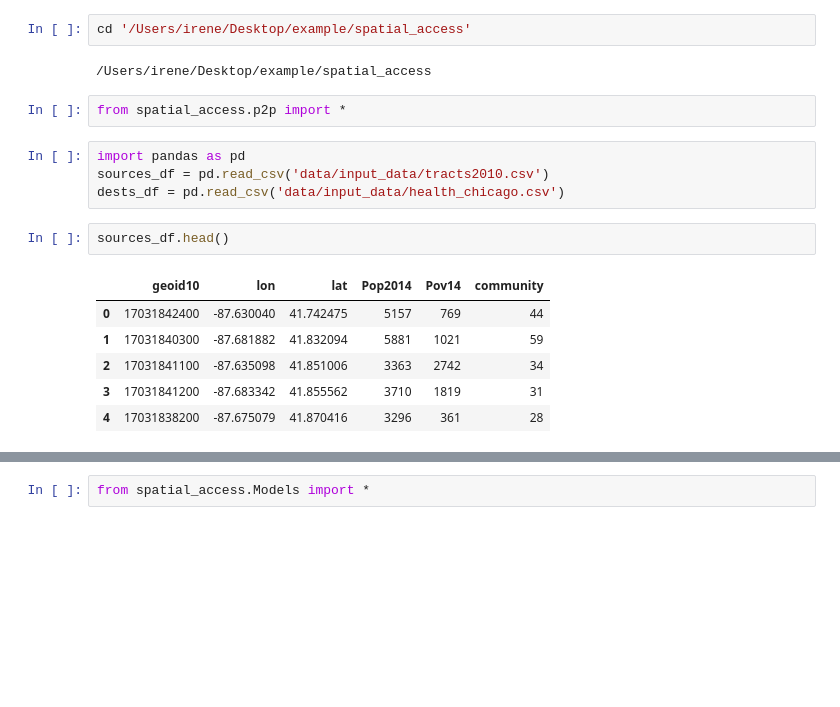
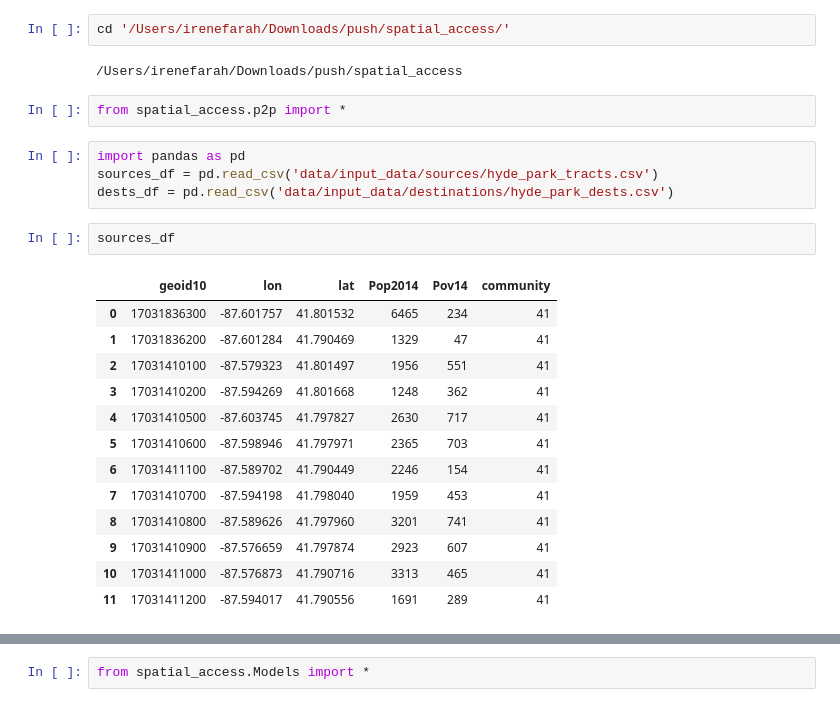
Before and after one commit to GeoDaCenter/spatial_access, a Jupyter notebook: docs/notebooks/simple demo.ipynb, the cells around one changed output, grey strips where cells are left out. Cells and saved outputs as stored; diff of their text form; blank space fills up the shorter version.

```diff
--- a/docs/notebooks/simple demo.ipynb
+++ b/docs/notebooks/simple demo.ipynb
@@ -7,20 +26,27 @@ pwd
 # %%
-cd '/Users/irene/Desktop/example/spatial_access'
+cd '/Users/irenefarah/Downloads/push/spatial_access/'
 # %% [output]
-/Users/irene/Desktop/example/spatial_access
+/Users/irenefarah/Downloads/push/spatial_access
 # %%
 from spatial_access.p2p import *
 # %%
 import pandas as pd
-sources_df = pd.read_csv('data/input_data/tracts2010.csv')
-dests_df = pd.read_csv('data/input_data/health_chicago.csv')
+sources_df = pd.read_csv('data/input_data/sources/hyde_park_tracts.csv')
+dests_df = pd.read_csv('data/input_data/destinations/hyde_park_dests.csv')
 # %%
-sources_df.head()
+sources_df
 # %% [output]
 |  | geoid10 | lon | lat | Pop2014 | Pov14 | community |
-| 0 | 17031842400 | -87.630040 | 41.742475 | 5157 | 769 | 44 |
-| 1 | 17031840300 | -87.681882 | 41.832094 | 5881 | 1021 | 59 |
-| 2 | 17031841100 | -87.635098 | 41.851006 | 3363 | 2742 | 34 |
-| 3 | 17031841200 | -87.683342 | 41.855562 | 3710 | 1819 | 31 |
-| 4 | 17031838200 | -87.675079 | 41.870416 | 3296 | 361 | 28 |
+| 0 | 17031836300 | -87.601757 | 41.801532 | 6465 | 234 | 41 |
+| 1 | 17031836200 | -87.601284 | 41.790469 | 1329 | 47 | 41 |
+| 2 | 17031410100 | -87.579323 | 41.801497 | 1956 | 551 | 41 |
+| 3 | 17031410200 | -87.594269 | 41.801668 | 1248 | 362 | 41 |
+| 4 | 17031410500 | -87.603745 | 41.797827 | 2630 | 717 | 41 |
+| 5 | 17031410600 | -87.598946 | 41.797971 | 2365 | 703 | 41 |
+| 6 | 17031411100 | -87.589702 | 41.790449 | 2246 | 154 | 41 |
+| 7 | 17031410700 | -87.594198 | 41.798040 | 1959 | 453 | 41 |
+| 8 | 17031410800 | -87.589626 | 41.797960 | 3201 | 741 | 41 |
+| 9 | 17031410900 | -87.576659 | 41.797874 | 2923 | 607 | 41 |
+| 10 | 17031411000 | -87.576873 | 41.790716 | 3313 | 465 | 41 |
+| 11 | 17031411200 | -87.594017 | 41.790556 | 1691 | 289 | 41 |
 # %%
```
Also changed, not shown: parts of 63 cells of this notebook, 19 other files.
